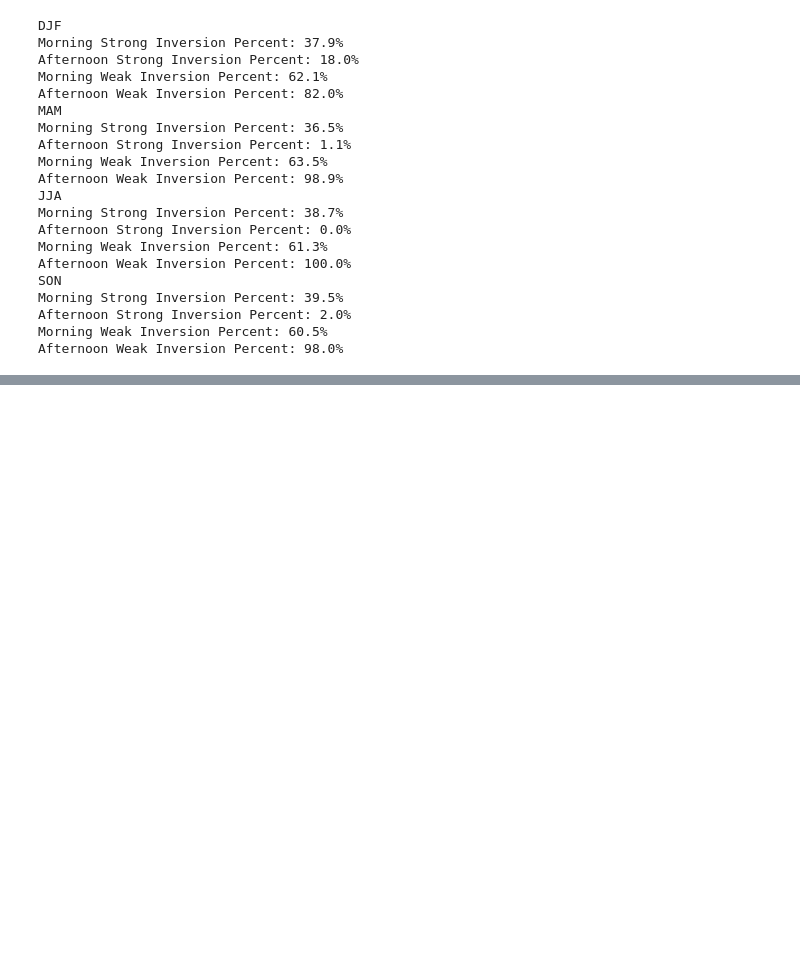
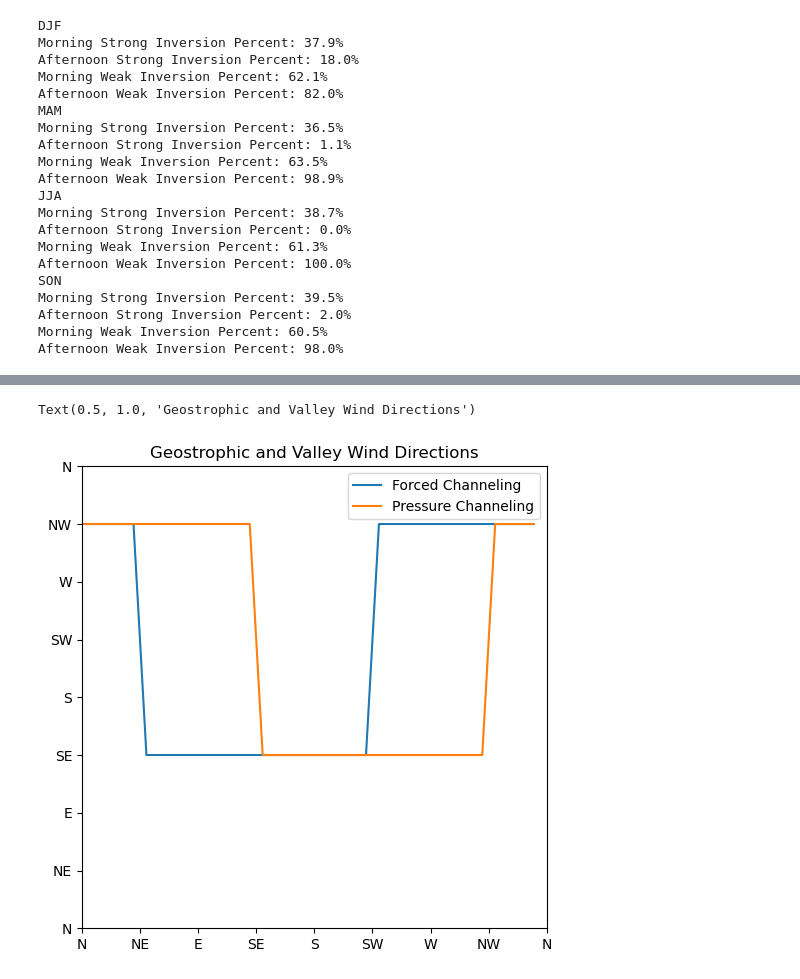
Before and after one commit to dlhogan97/Synoptic-Sublimation, a Jupyter notebook: 02_analysis/data_exploration/12_surface_and_upper_air_obs.ipynb, the cells around one changed output, grey strips where cells are left out. Cells and saved outputs as stored; diff of their text form; code cells hidden in the pictures; blank space fills up the shorter version.

```diff
--- a/02_analysis/data_exploration/12_surface_and_upper_air_obs.ipynb
+++ b/02_analysis/data_exploration/12_surface_and_upper_air_obs.ipynb
@@ -509,0 +545,34 @@ plt.show()
+# %%
+# Parameters
+geostrophic_wind_direction = np.arange(0, 360, 10)  # Geostrophic wind direction array
+valley_axis_angle = 135  # Valley oriented northwest to southeast (135 degrees from north)
+
+# Generate valley wind directions
+forced_channeling = np.full_like(geostrophic_wind_direction, valley_axis_angle)
+pressure_channeling = np.full_like(geostrophic_wind_direction, valley_axis_angle)
+
+# Simulate the relationship based on geostrophic wind direction
+for i in range(len(geostrophic_wind_direction)):
+    geo_dir = geostrophic_wind_direction[i]
+    # Forced channeling: Valley wind aligns with valley axis but shifts when geostrophic wind shifts across normal to valley axis
+    if (geo_dir > (valley_axis_angle - 90)) and (geo_dir < (valley_axis_angle + 90)):
+        forced_channeling[i] = valley_axis_angle
+    elif (geo_dir <= (valley_axis_angle - 90)) | (geo_dir >= (valley_axis_angle + 90)):
+        forced_channeling[i] = valley_axis_angle + 180
+    if (geo_dir > (valley_axis_angle+180)) and (geo_dir < (valley_axis_angle)):
+        pressure_channeling[i] = valley_axis_angle
+    elif (geo_dir <= (valley_axis_angle)) | (geo_dir >= (valley_axis_angle+180)):
+        pressure_channeling[i] = valley_axis_angle + 180
+plt.figure(figsize=(6, 6))
+plt.plot(geostrophic_wind_direction, forced_channeling,label='Forced Channeling')
+plt.plot(geostrophic_wind_direction, pressure_channeling,label='Pressure Channeling')
+plt.xlim(0, 360)
+plt.ylim(0, 360)
+# change the x and y ticks to cardinal directions
+plt.xticks(np.arange(0, 361, 45), ['N', 'NE', 'E', 'SE', 'S', 'SW', 'W', 'NW', 'N'])
+plt.yticks(np.arange(0, 361, 45), ['N', 'NE', 'E', 'SE', 'S', 'SW', 'W', 'NW', 'N'])
+plt.legend()
+plt.title('Geostrophic and Valley Wind Directions')
+# %% [output]
+Text(0.5, 1.0, 'Geostrophic and Valley Wind Directions')
+[figure, added]
```
Also changed, not shown: parts of 16 cells of this notebook, 2 other files.
